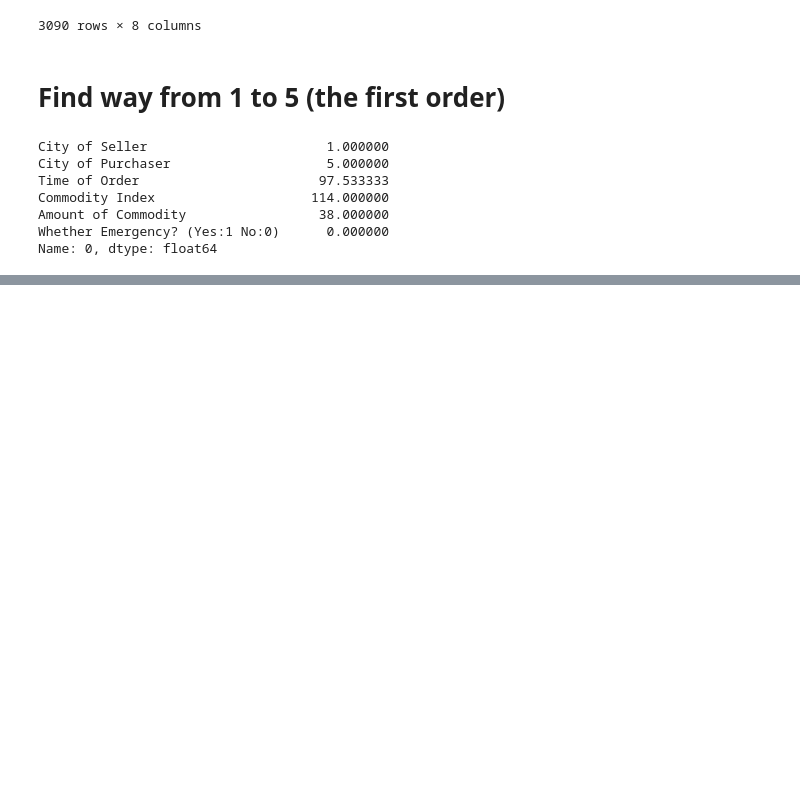
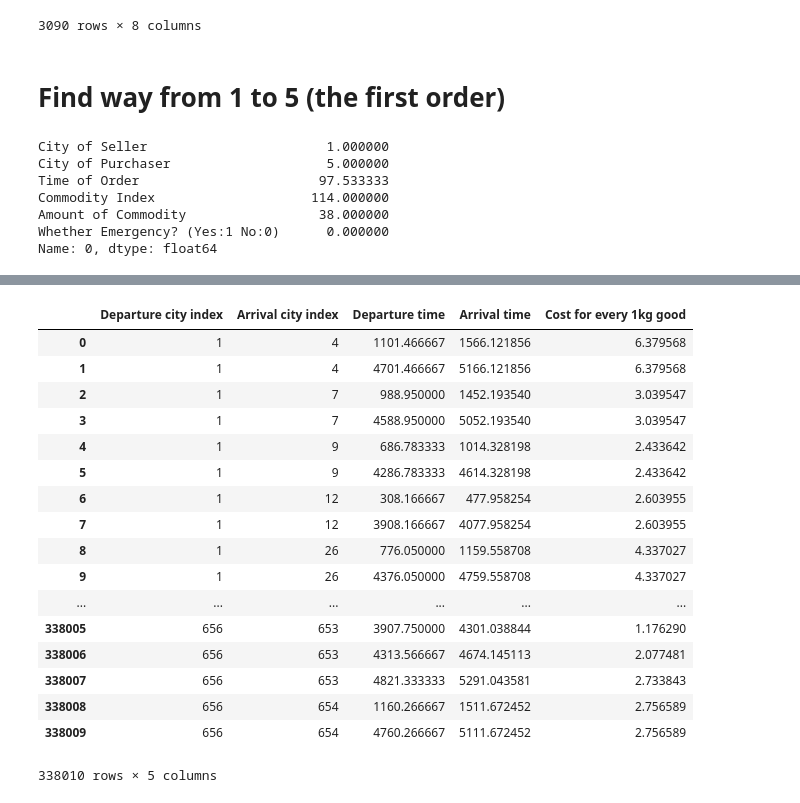
Before and after one commit to DeanAlkene/CS214-Project, a Jupyter notebook: analysis/analysis.ipynb, the cells around one changed output, grey strips where cells are left out. Saved outputs shown, nothing was run; the diff lists cells and outputs as text; code cells hidden in the pictures; blank space fills up the shorter version.

```diff
--- a/analysis/analysis.ipynb
+++ b/analysis/analysis.ipynb
@@ -248,0 +186,41 @@ bfs(1,5)
+# %%
+
+"""
+tools_df = plane_df.append([train_df, truck_df, ship_df], ignore_index=True)
+tools_df_cpy = tools_df.copy(deep=True)
+tools_df_cpy["Departure time"] = tools_df_cpy["Departure time"].map(
+    lambda x: x + 3600)
+tools_df_cpy["Arrival time"] = tools_df_cpy["Arrival time"].map(
+    lambda x: x + 3600)
+
+tools_df = tools_df.append([tools_df_cpy], ignore_index=True)
+
+tools_df = tools_df.sort_values(
+    by=["Departure city index", "Arrival city index", "Departure time"])
+
+del tools_df["Average delay per trip (minutes)"]
+del tools_df["Speed (km/h)"]
+del tools_df["Cost for 50km for every 1kg good "]
+"""
+tools_csv = pd.read_csv("./data/tools.csv")
+tools_df = pd.DataFrame(tools_csv)
+tools_df
+# %% [output]
+|  | Departure city index | Arrival city index | Departure time | Arrival time | Cost for every 1kg good |
+| 0 | 1 | 4 | 1101.466667 | 1566.121856 | 6.379568 |
+| 1 | 1 | 4 | 4701.466667 | 5166.121856 | 6.379568 |
+| 2 | 1 | 7 | 988.950000 | 1452.193540 | 3.039547 |
+| 3 | 1 | 7 | 4588.950000 | 5052.193540 | 3.039547 |
+| 4 | 1 | 9 | 686.783333 | 1014.328198 | 2.433642 |
+| 5 | 1 | 9 | 4286.783333 | 4614.328198 | 2.433642 |
+| 6 | 1 | 12 | 308.166667 | 477.958254 | 2.603955 |
+| 7 | 1 | 12 | 3908.166667 | 4077.958254 | 2.603955 |
+| 8 | 1 | 26 | 776.050000 | 1159.558708 | 4.337027 |
+| 9 | 1 | 26 | 4376.050000 | 4759.558708 | 4.337027 |
+| ... | ... | ... | ... | ... | ... |
+| 338005 | 656 | 653 | 3907.750000 | 4301.038844 | 1.176290 |
+| 338006 | 656 | 653 | 4313.566667 | 4674.145113 | 2.077481 |
+| 338007 | 656 | 653 | 4821.333333 | 5291.043581 | 2.733843 |
+| 338008 | 656 | 654 | 1160.266667 | 1511.672452 | 2.756589 |
+| 338009 | 656 | 654 | 4760.266667 | 5111.672452 | 2.756589 |
+338010 rows × 5 columns
```
Also changed, not shown: parts of 5 cells of this notebook, 17 other files.
